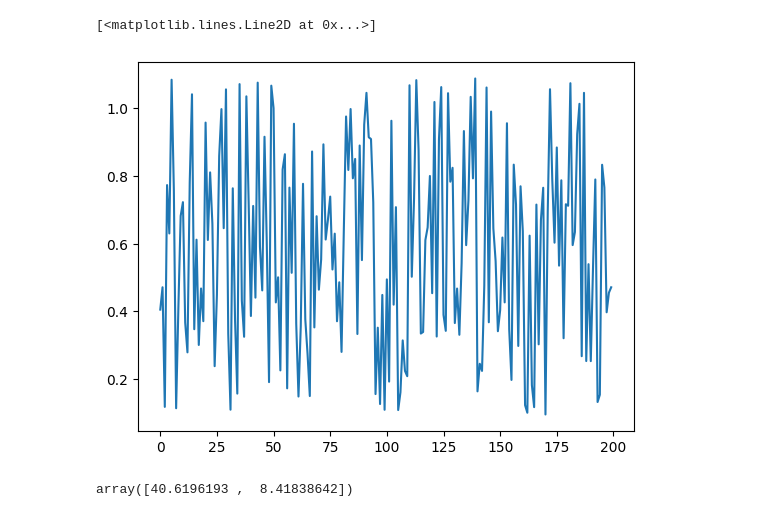
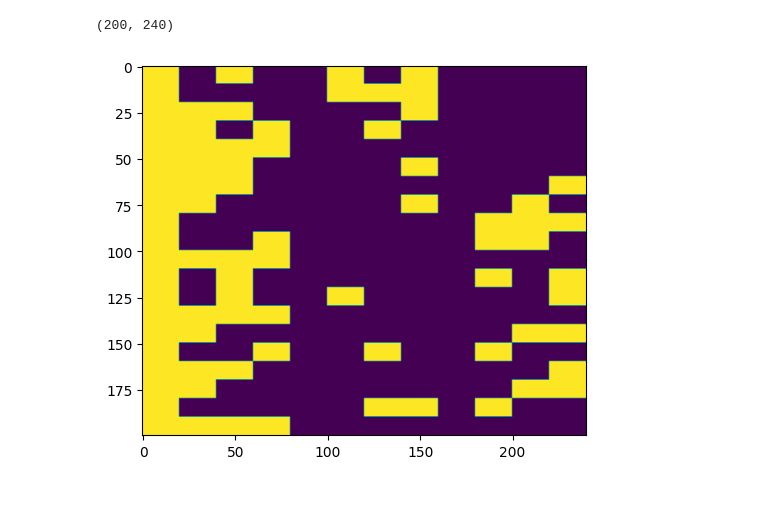
Before and after one commit to AbdullahO/What-If, a Jupyter notebook: time-flattening.ipynb, the cells around one changed output. Cells and saved outputs as stored; diff of their text form; code cells hidden in the pictures.

```diff
--- a/time-flattening.ipynb
+++ b/time-flattening.ipynb
@@ -49,9 +51,0 @@ plt.tight_layout()
-# %%
-plt.plot(data.factors[1][:200,0])
-# %% [output]
-[<matplotlib.lines.Line2D at 0x...>]
-[figure, removed]
-# %%
-1/data.time_factor_periods
-# %% [output]
-array([40.6196193 ,  8.41838642])
@@ -57,0 +94,9 @@ array([40.6196193 ,  8.41838642])
+# %%
+L = 10
+mask_m = pagify(mask, L)
+
+plt.imshow(mask_m)
+mask_m.shape
+# %% [output]
+(200, 240)
+[figure, added]
```
Also changed, not shown: parts of 10 cells of this notebook, 5 other files.
